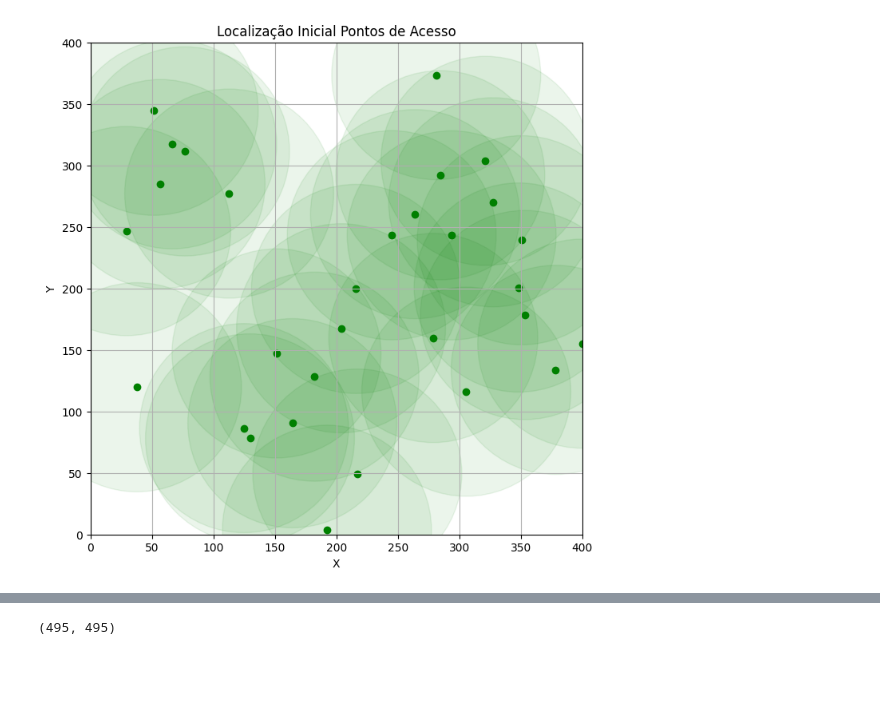
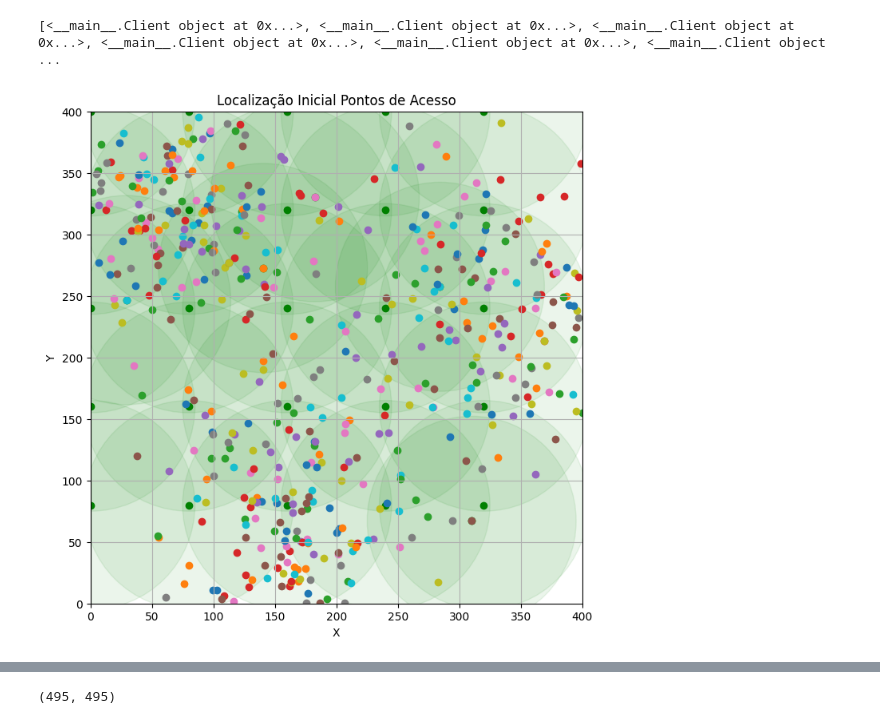
Before and after one commit to louisbaggins/TP1_TD, a Jupyter notebook: tc/Problema_WLAN_RVNS.ipynb, the cells around one changed output, grey strips where cells are left out. Saved outputs shown, nothing was run; the diff lists cells and outputs as text; code cells hidden in the pictures; blank space fills up the shorter version.

```diff
--- a/tc/Problema_WLAN_RVNS.ipynb
+++ b/tc/Problema_WLAN_RVNS.ipynb
@@ -9,6 +9,7 @@ num_clients = 495
 max_access_points = 30
 grid_size = 400  # Tamanho do centro de convenções
 max_distance = 85  # Distância máxima entre cliente e ponto de acesso
+used_distance = 80
 access_point_capacity = 54  # Capacidade máxima de cada ponto de acesso em Mbps
 # %%
 # Função para ler dados do arquivo CSV e normalizar coordenadas
@@ -70,7 +71,7 @@ class PontoAcesso:
         self.usuarios_conectados = []
 
     def try_connect_user(self, client: Client) -> bool:
-        if self.capacidade < client.banda or self.__distance(client.x, client.y) > 85:
+        if self.capacidade < client.banda or self.distance(client.x, client.y) > 85:
             return False
 
         self.capacidade = self.capacidade - client.banda
@@ -89,7 +90,7 @@ class PontoAcesso:
             self.capacidade = self.capacidade + client.banda
             client.pa = None
 
-    def __distance(self, x: float, y: float) -> float:
+    def distance(self, x: float, y: float) -> float:
         return math.dist([x, y], [self.x, self.y])
 
     def __repr__(self):
@@ -103,7 +104,6 @@ class Solution:
 
 
     def try_connect_user(self, id: str, client: Client) -> bool:
-        print(self.pas[id])
         if self.pas[id].try_connect_user(client):
             self.clients[client.id].pa = id
             return True
@@ -117,18 +117,26 @@ class Solution:
 
     def active_access_point(self) -> int:
         counter = 0
-        for key, value in self.pas.items():
-            if value.is_active:
+        for value in self.pas.values():
+            if len(value.usuarios_conectados) > 0:
                 counter += 1
 
         return counter
 
     def total_distance(self) -> float:
         total_distance = 0
-        for key, value in self.pas.items():
+        for value in self.pas.values():
             for client in value.usuarios_conectados:
                 total_distance += math.dist([value.x, value.y], [client.x, client.y])
         return total_distance
+
+    def add_access_point(self, pa: PontoAcesso) -> True:
+        pas_qtty = len(self.pas.keys())
+        if pas_qtty == 30:
+            return False
+
+        self.pas[str(pas_qtty)] = pa
+
 
     def is_valid_solution(self) -> bool:
         connected_users = [
@@ -150,35 +158,53 @@ import random
 n = 30
 sample_clients = random.sample(clients, n)
 pas_dict = {}
-for i in range(0, 30):
-    pas_dict[str(i)] = PontoAcesso(str(i), sample_clients[i].x, sample_clients[i].y)
+steps = int(grid_size/used_distance)
+t = 0
+for i in range(0, steps):
+    for n in range (0, steps):
+       pas_dict[str(t)] =  PontoAcesso(str(t), (i)*used_distance, (n)*used_distance)
+       t += 1
+
+# for i in range(len(pas_dict.keys()), max_access_points):
+#     pas_dict[str(i)] = PontoAcesso(str(i), sample_clients[i].x, sample_clients[i].y)
 # %%
 solution = Solution(pas_dict, clients)
+# %%
+print(solution.clients)
+# %% [output]
+[<__main__.Client object at 0x...>, <__main__.Client object at 0x...>, <__main__.Client object at 0x...>, <__main__.Client object at 0x...>, <__main__.Client object at 0x...>, <__main__.Client object  ...
 # %%
 from matplotlib.patches import Circle
 
 def mapear_coordenadas(x, y):
     return x, 400 - y  # Invertendo a coordenada y para corresponder à orientação do Matplotlib
 
 plt.figure(figsize=(8, 8))  # Tamanho do gráfico (em polegadas)
 
 # Iterar sobre os itens do dicionário e desenhar os pontos
 for chave, valor in solution.pas.items():
     x, y = mapear_coordenadas(valor.x, valor.y)
     plt.scatter(x, y, label=chave, color='green')  # Desenha o ponto
     circle = Circle((x, y), radius=85, color='green', fill=True, alpha=0.08)  # Círculo com raio de 85
     plt.gca().add_patch(circle)  # Adiciona o círculo ao gráfico
+
+for client in solution.clients:
+    x, y = mapear_coordenadas(client.x, client.y)
+    cor = 'green' if client.pa is not None else 'red'
+    plt.scatter(x, y, label=chave, color=cor)  # Desenha o ponto
+    #circle = Circle((x, y), radius=85, color='green', fill=True, alpha=0.08)  # Círculo com raio de 85
+
 # Configurações do gráfico
 plt.xlim(0, 400)  # Limites do eixo x
 plt.ylim(0, 400)  # Limites do eixo y
 plt.xlabel('X')  # Rótulo do eixo x
 plt.ylabel('Y')  # Rótulo do eixo y
 plt.title('Localização Inicial Pontos de Acesso')  # Título do gráfico
 #plt.legend()  # Mostrar legenda
 
 # Exibir o gráfico
 plt.grid(True)  # Habilita a grade
 plt.gca().set_aspect('equal', adjustable='box')  # Mantém a escala igual nos eixos x e y
 plt.show()
 # %% [output]
-[figure, old version]
+[figure, new version]
```
Also changed, not shown: parts of 21 cells of this notebook.
